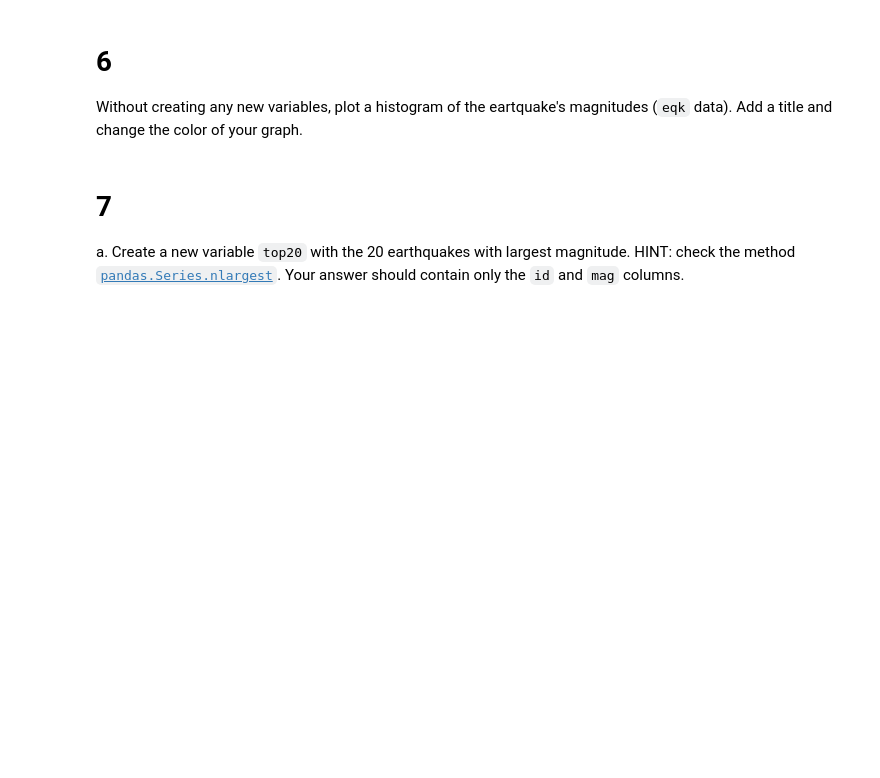
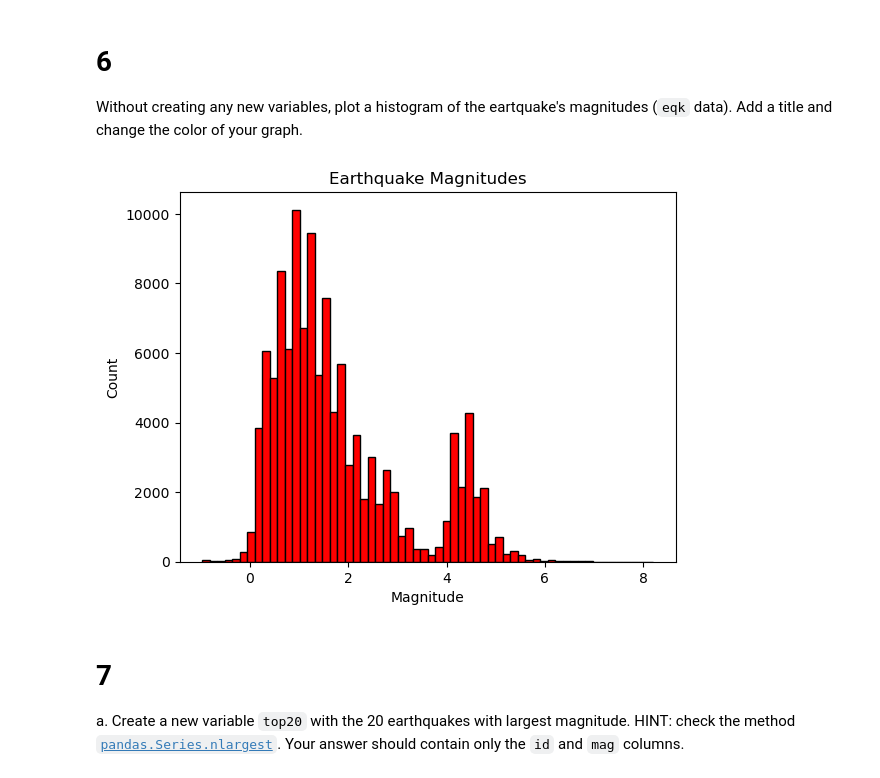
Before and after one commit to ethan-mathews24/eds220-hwk1, a Jupyter notebook: task3/hwk1-task3-earthquakes.ipynb, the cells around one changed output. Saved outputs shown, nothing was run; the diff lists cells and outputs as text; code cells hidden in the pictures; blank space fills up the shorter version.

```diff
--- a/task3/hwk1-task3-earthquakes.ipynb
+++ b/task3/hwk1-task3-earthquakes.ipynb
@@ -178,6 +181,15 @@ q5 results: All test cases passed!
 
 # 6
 Without creating any new variables, plot a histogram of the eartquake's magnitudes (`eqk` data). Add a title and change the color of your graph.
+# %%
+# Plotting the earthquake's magnitude as a histogram
+plt.hist(eqk['mag'], bins = 60, color = 'red', edgecolor = 'black')
+plt.title("Earthquake Magnitudes")
+plt.xlabel("Magnitude")
+plt.ylabel("Count")
+plt.show()
+# %% [output]
+[figure, added]
 # %% [markdown]
 <!-- END QUESTION -->
 
```
Also changed, not shown: parts of 7 cells of this notebook.
